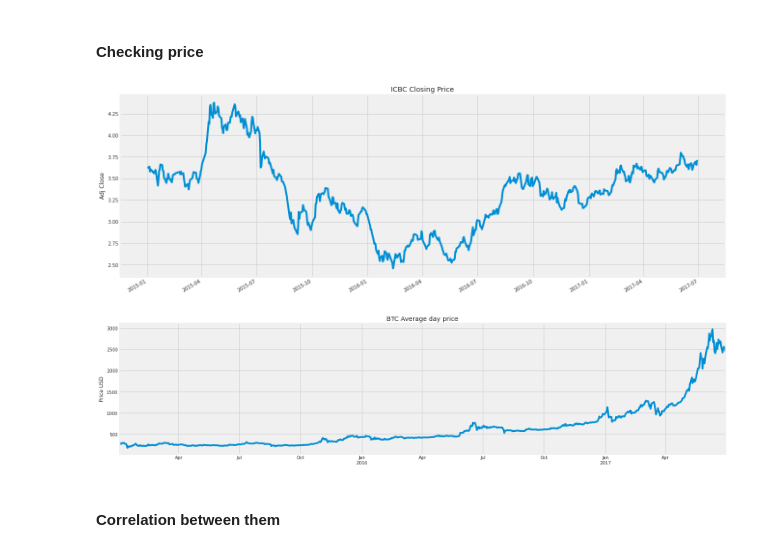
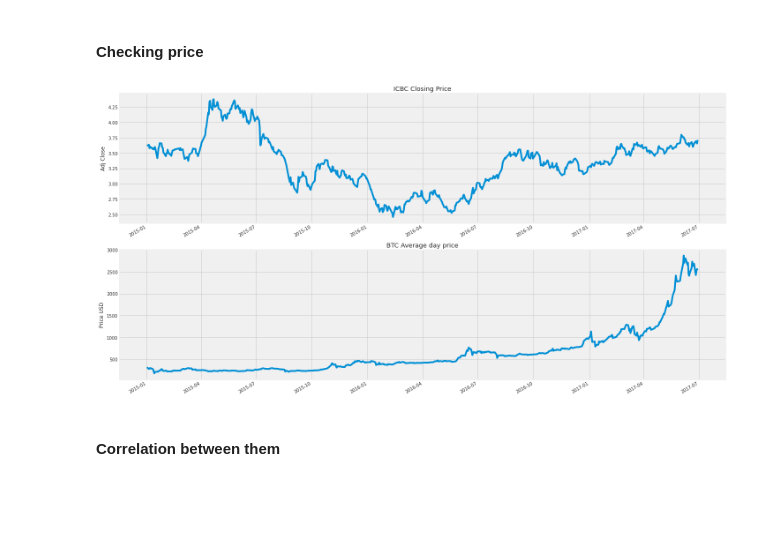
Before and after one commit to trsdimi/big-data, a Jupyter notebook: icbc.ipynb, the cells around one changed output. Saved outputs shown, nothing was run; the diff lists cells and outputs as text; code cells hidden in the pictures; blank space fills up the shorter version.

Commit message:
same scale for btc and icbc graphs

```diff
--- a/icbc.ipynb
+++ b/icbc.ipynb
@@ -54,26 +76,25 @@ btc_data
 #### Checking price
 # %%
 # let's see a historical view of the price
-plt.figure(figsize=(20, 5))
+plt.figure(figsize=(20, 10))
 plt.subplots_adjust(top=1.25, bottom=1.2)
 
 # ICBC
-icbc_data['Adj Close'].plot()
+plt.subplot(2, 1, 1)
+merged_data['Adj Close'].plot()
 plt.ylabel('Adj Close')
 plt.xlabel(None)
 plt.title('ICBC Closing Price')
 
 # BTC
-plt.figure(figsize=(20, 5))
-plt.subplots_adjust(top=1.25, bottom=1.2)
-btc_data['PriceUSD'].plot()
+plt.subplot(2, 1, 2)
+merged_data['PriceUSD'].plot()
 plt.ylabel('Price USD')
 plt.xlabel(None)
 plt.title('BTC Average day price')
 
 plt.tight_layout()
 # %% [output]
-[figure, old version]
+[figure, new version]
-[figure, removed]
 # %% [markdown]
 #### Correlation between them
```
Also changed, not shown: parts of 2 cells of this notebook.
